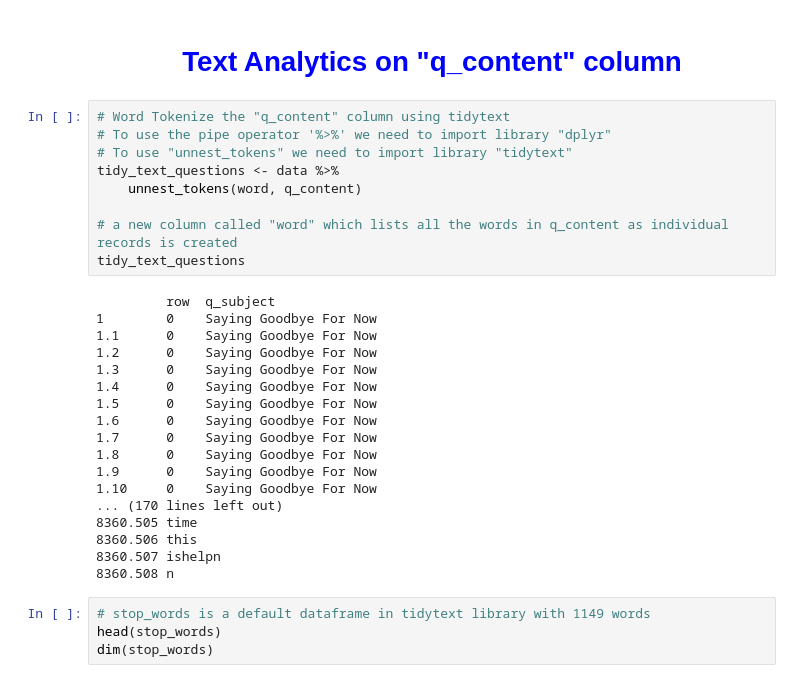
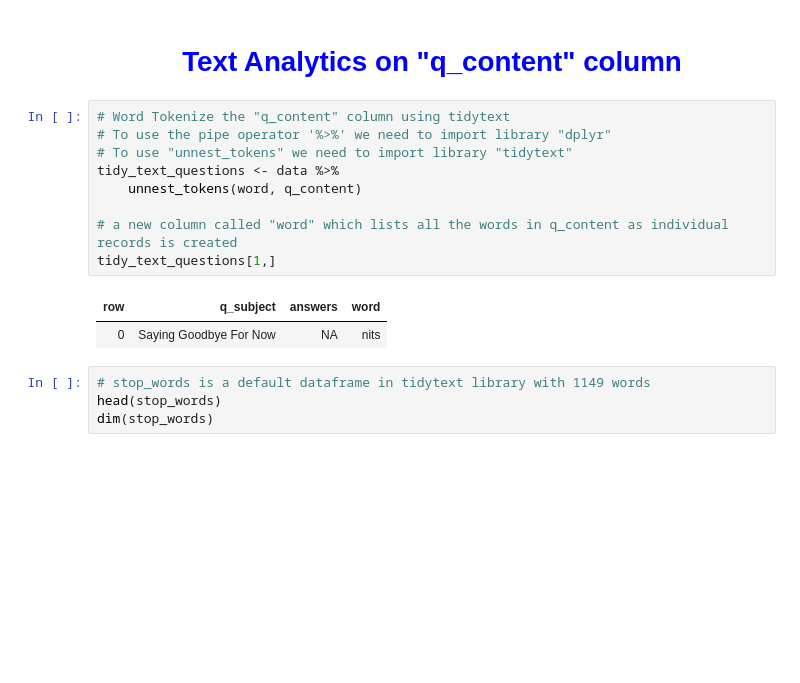
Before and after one commit to sthanurk/Text-Analytics-using-R, a Jupyter notebook: Word Clouds, Sentiment Analysis and Topic Modeling.ipynb, the cells around one changed output. Saved outputs shown, nothing was run; the diff lists cells and outputs as text; blank space fills up the shorter version.

```diff
--- a/Word Clouds, Sentiment Analysis and Topic Modeling.ipynb
+++ b/Word Clouds, Sentiment Analysis and Topic Modeling.ipynb
@@ -66,30 +65,15 @@ head(data,n=2)
 # %%
 # Word Tokenize the "q_content" column using tidytext
 # To use the pipe operator '%>%' we need to import library "dplyr"
 # To use "unnest_tokens" we need to import library "tidytext"
 tidy_text_questions <- data %>%
     unnest_tokens(word, q_content)
 
 # a new column called "word" which lists all the words in q_content as individual records is created
-tidy_text_questions
+tidy_text_questions[1,]
 # %% [output]
-         row  q_subject
-1        0    Saying Goodbye For Now
-1.1      0    Saying Goodbye For Now
-1.2      0    Saying Goodbye For Now
-1.3      0    Saying Goodbye For Now
-1.4      0    Saying Goodbye For Now
-1.5      0    Saying Goodbye For Now
-1.6      0    Saying Goodbye For Now
-1.7      0    Saying Goodbye For Now
-1.8      0    Saying Goodbye For Now
-1.9      0    Saying Goodbye For Now
-1.10     0    Saying Goodbye For Now
-... (170 lines left out)
-8360.505 time
-8360.506 this
-8360.507 ishelpn
-8360.508 n
+| row | q_subject | answers | word |
+| 0 | Saying Goodbye For Now | NA | nits |
 # %%
 # stop_words is a default dataframe in tidytext library with 1149 words
 head(stop_words)
```
Also changed, not shown: parts of 10 cells of this notebook.
